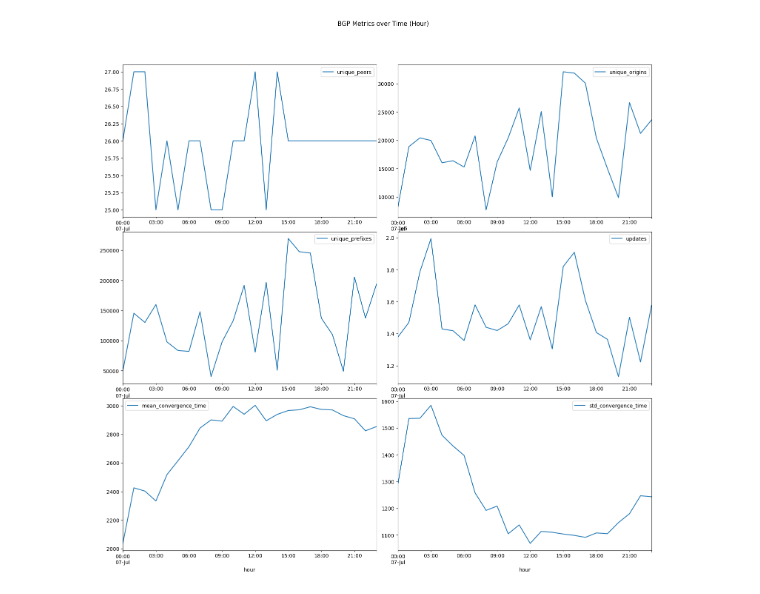
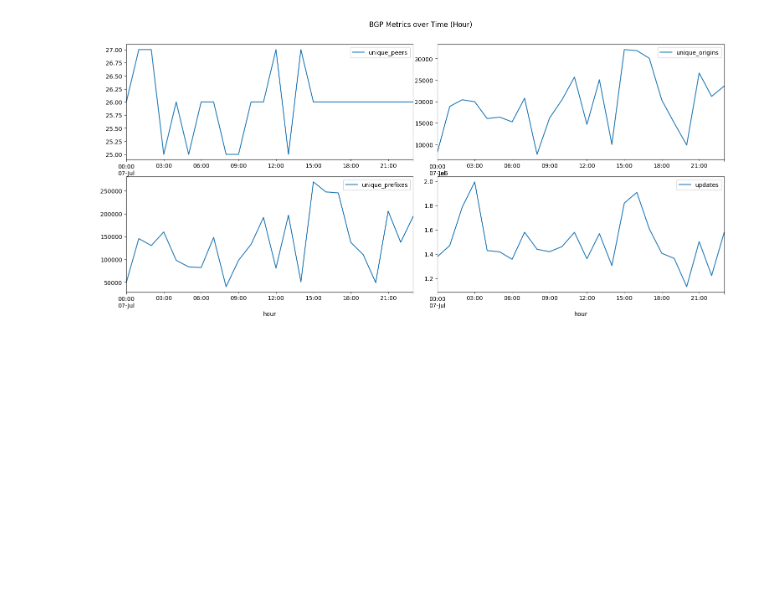
Before and after one commit to egeatmaca/bgp-analytics-engine, a Jupyter notebook: notebooks/pipelines.ipynb, the cells around one changed output. Cells and saved outputs as stored; diff of their text form; code cells hidden in the pictures; blank space fills up the shorter version.

```diff
--- a/notebooks/pipelines.ipynb
+++ b/notebooks/pipelines.ipynb
@@ -114,7 +178,7 @@ df_hour = df_enriched.groupBy('hour')\
                          f.countDistinct('prefix').alias('unique_prefixes'),
                          f.count('time').alias('updates')
                      )\
+                    .join(df_updates, on='hour', how='left')\
+                    .join(df_paths, on='hour', how='left')\
                     .join(df_convergence, on='hour', how='left')\
                     .sort(f.asc('hour'))
-# %%
-df_hour = df_hour.toPandas()
@@ -131,0 +185,2 @@ df_hour = df_hour.toPandas()
+# %%
+df_hour_pd = df_hour.toPandas()
@@ -134,4 +194,4 @@ df_hour = df_hour.toPandas()
 # %%
-df_hour['hour'] = pd.to_datetime(df_hour['hour'])
-df_hour
+df_hour_pd['hour'] = pd.to_datetime(df_hour_pd['hour'])
+df_hour_pd
 # %% [output]
@@ -169,7 +230,7 @@ def plot_metrics_over_time(df: pd.DataFrame,
         col = i % ncols
         df.plot(x='hour', y=metric, ax=axs[row,col])
 # %%
-df_hour_ = df_hour[['hour', 'unique_peers', 'unique_origins', 'unique_prefixes', 'updates', 'mean_convergence_time', 'std_convergence_time']]
-plot_metrics_over_time(df_hour_, 'hour', figsize=(15, 15))
+df_hour_ = df_hour_pd[['hour', 'unique_peers', 'unique_origins', 'unique_prefixes', 'updates']]
+plot_metrics_over_time(df_hour_, 'hour', figsize=(15, 7))
 # %% [output]
-[figure, old version]
+[figure, new version]
```
Also changed, not shown: parts of 15 cells of this notebook, 1 other file.
